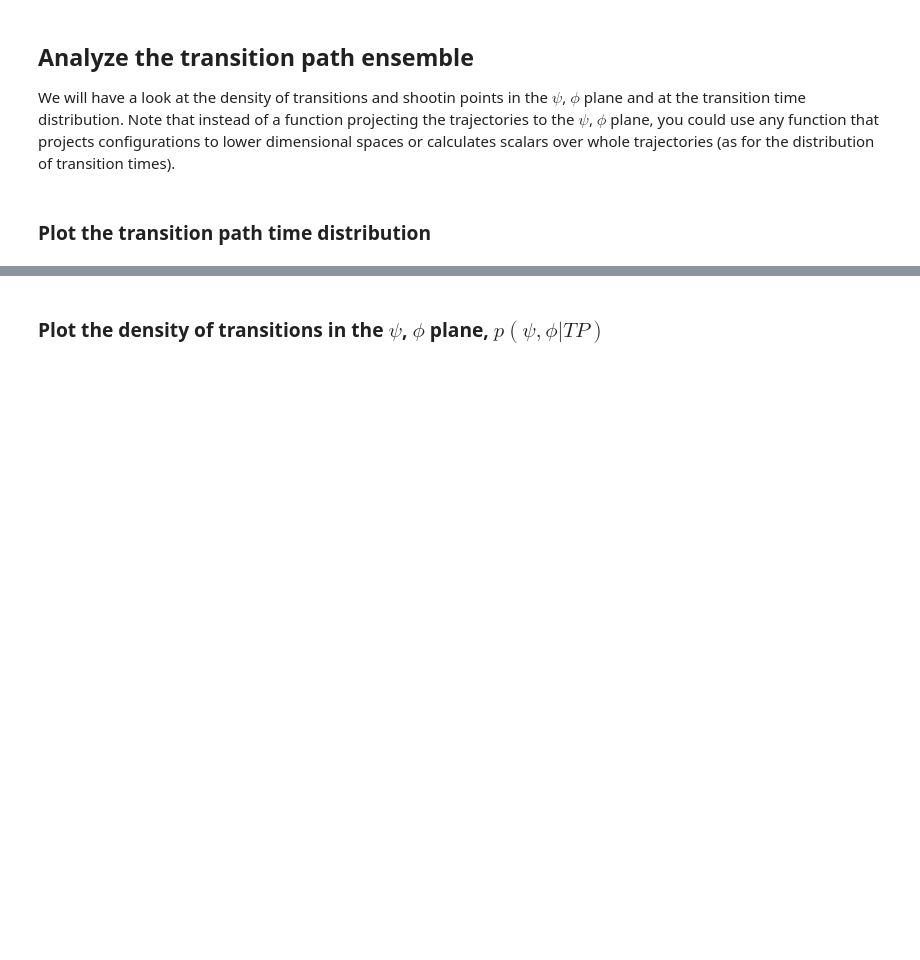
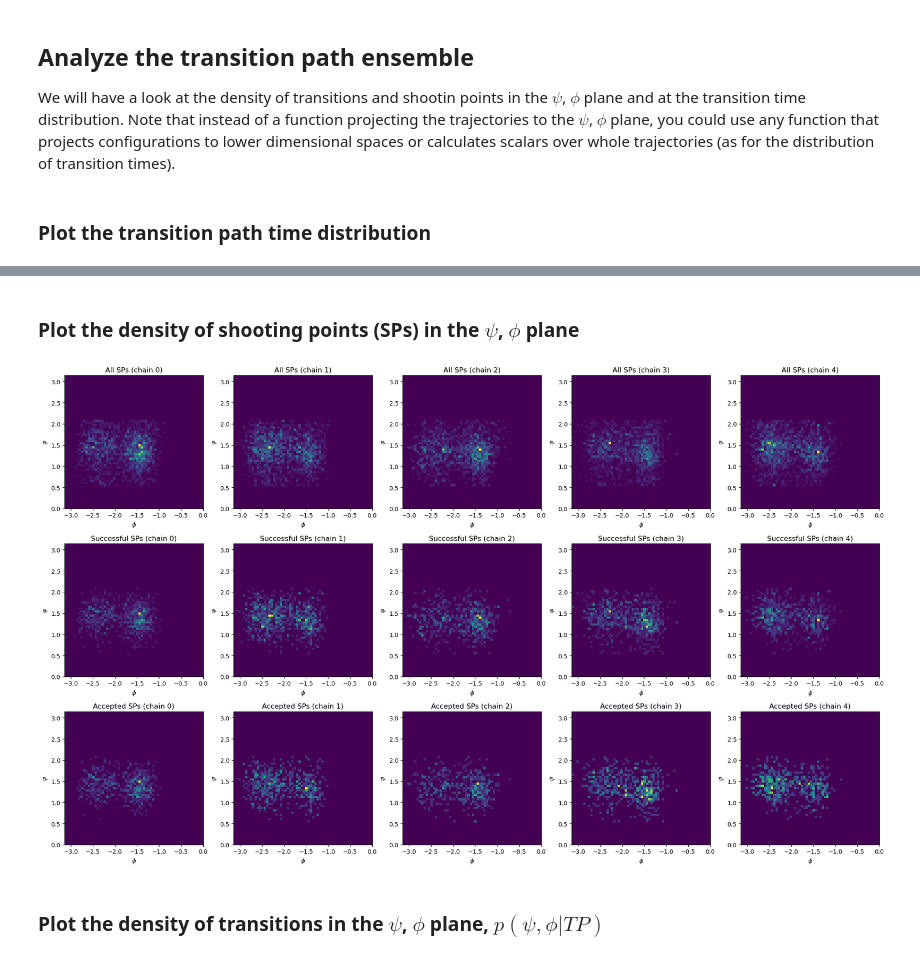
Before and after one commit to bio-phys/aimmd, a Jupyter notebook: examples/distributed/TPS_3_analyze_simulation.ipynb, the cells around one changed output, grey strips where cells are left out. Drawn from its saved outputs; the diff is of its cells as text; code cells hidden in the pictures; blank space fills up the shorter version.

```diff
--- a/examples/distributed/TPS_3_analyze_simulation.ipynb
+++ b/examples/distributed/TPS_3_analyze_simulation.ipynb
@@ -250,3 +284,29 @@ axs.set_xlabel("$t_{TP}$ [frames]", size=14);
+# %% [markdown]
+### Plot the density of shooting points (SPs) in the $\psi$, $\phi$ plane
+# %%
+fig, axs = plt.subplots(ncols=len(storage.mcstep_collections), nrows=3,
+                        figsize=(len(storage.mcstep_collections)*4, 12))
+
+for dataidx, (data, axs_array) in enumerate(zip([sps_all_psi_phi, sps_success_psi_phi, sps_accepted_psi_phi], axs)):
+    for cidx, ax in enumerate(axs_array):
+        if dataidx == 0:
+            title = "All SPs"
+        elif dataidx == 1:
+            title = "Successful SPs"
+        elif dataidx == 2:
+            title = "Accepted SPs"
+        title += f" (chain {cidx})"
+        ax.set_title(title)
+        ax.set_xlabel("$\phi$")
+        ax.set_ylabel("$\psi$")
+        plot_data = np.concatenate(data[cidx], axis=0)
+        ax.hist2d(plot_data[:, 1], plot_data[:, 0], bins=(60, 60), range=((-np.pi, 0), (0, np.pi)), density=True)
+        ax.set_xlim(-np.pi, 0)
+        ax.set_ylim(0, np.pi)
+
+fig.tight_layout()
+# %% [output]
+[figure, added]
 # %% [markdown]
 ### Plot the density of transitions in the $\psi$, $\phi$ plane, $p(\psi,\phi|TP)$
 # %%
```
Also changed, not shown: parts of 16 cells of this notebook, 2 other files.
